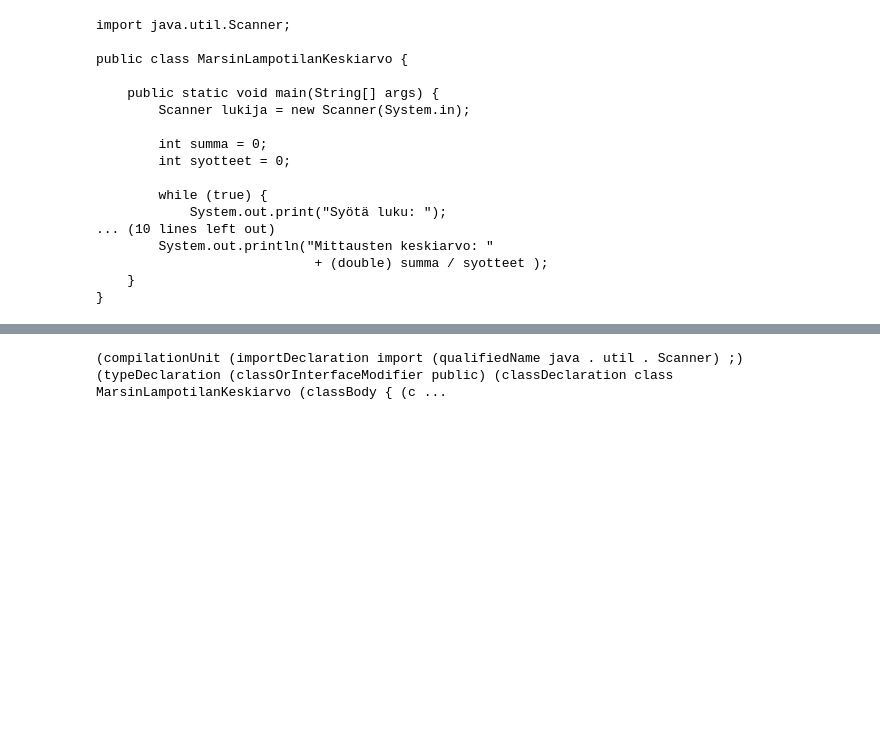
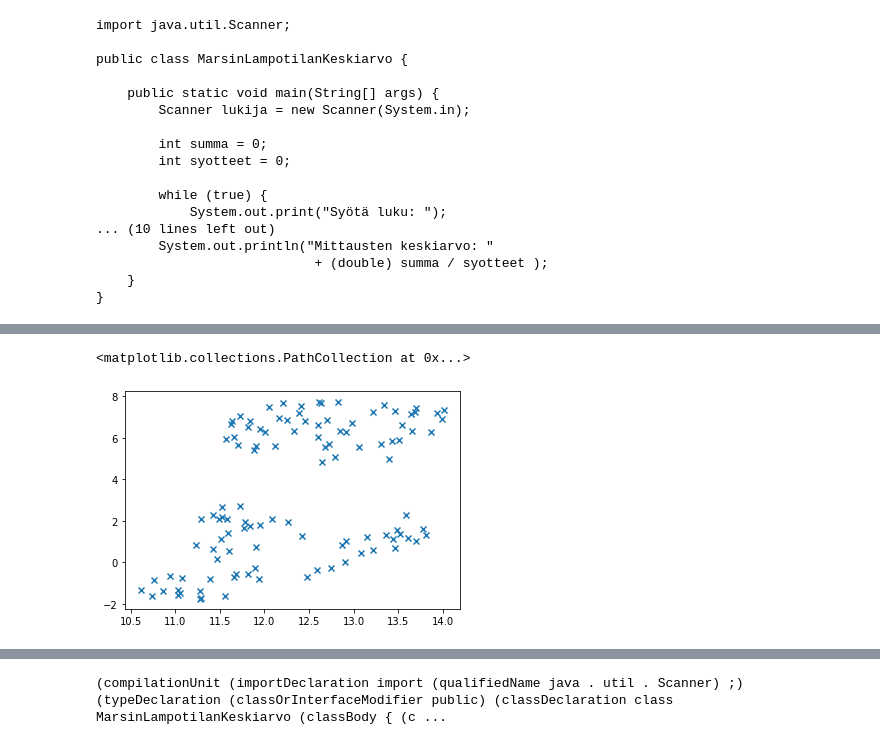
Before and after one commit to Aalto-LeTech/CodeClustersModeling, a Jupyter notebook: notebooks/metrics.ipynb, the cells around one changed output, grey strips where cells are left out. Saved outputs shown, nothing was run; the diff lists cells and outputs as text; code cells hidden in the pictures; blank space fills up the shorter version.

```diff
--- a/notebooks/clustering.ipynb
+++ b/notebooks/metrics.ipynb
@@ -110,0 +510,2 @@ tokens[3].type
+# %%
+tlist, nlist, tokenCounts, rareTokenCounts = parse_ast_tokens(rain_df.code)
@@ -110,0 +532,30 @@ tokens[3].type
+# %%
+keywords = list(map(lambda x: ' '.join(x), tokenCounts))
+# %%
+df = pd.DataFrame({ "keywords": tokenCounts, "normalized": nlist })
+
+ngrams = (2, 2)
+n_components = 50
+
+keyword_vectorizer = CountVectorizer(analyzer='word',
+                                   ngram_range=ngrams,
+                                   token_pattern="[\S]+",
+                                   lowercase=False,
+                                   strip_accents="ascii")
+
+transformer = TfidfTransformer(smooth_idf=False)
+# %%
+X = keyword_vectorizer.fit_transform(keywords)
+
+tfidf = transformer.fit_transform(X)
+
+res_tf = pd.DataFrame(X.A, columns=keyword_vectorizer.get_feature_names())
+
+res_idf = pd.DataFrame(tfidf.A, columns=keyword_vectorizer.get_feature_names())
+
+sim_matrix = np.around(cosine_similarity(tfidf), decimals=8)
+dist_matrix = np.subtract(np.ones(sim_matrix.shape, dtype=np.int8), sim_matrix) # sim <=> 1 - dist
+
+X_reduced = TruncatedSVD(n_components=n_components, random_state=0).fit_transform(tfidf)
+#X_embedded = TSNE(n_components=2, perplexity=40, verbose=0).fit_transform(X_reduced)
+X_embedded = umap.UMAP().fit_transform(X_reduced)
@@ -110,0 +567,5 @@ tokens[3].type
+# %%
+plt.scatter(X_embedded[:, 0], X_embedded[:, 1], marker="x")
+# %% [output]
+<matplotlib.collections.PathCollection at 0x...>
+[figure, added]
```
Also changed, not shown: parts of 35 cells of this notebook, 36 other files.
